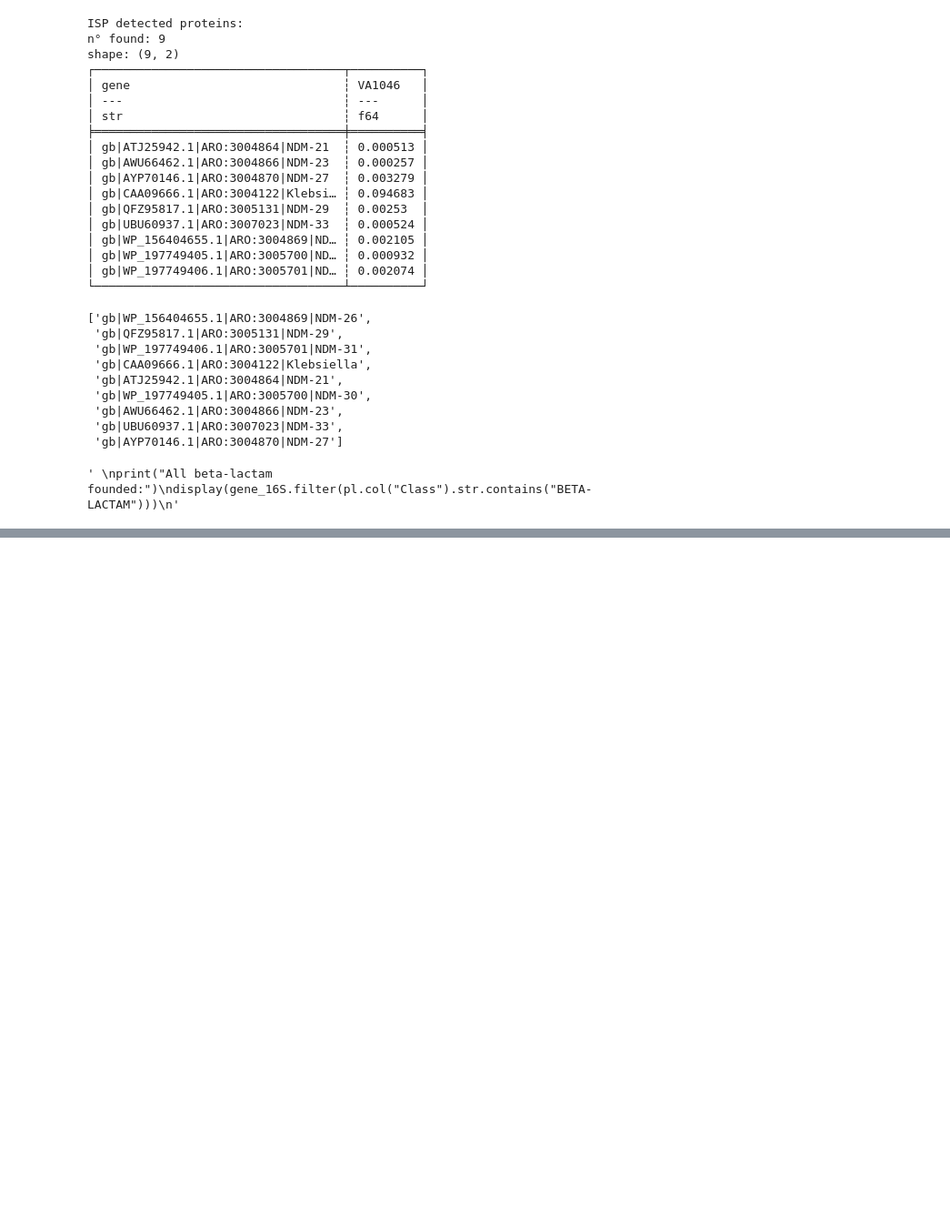
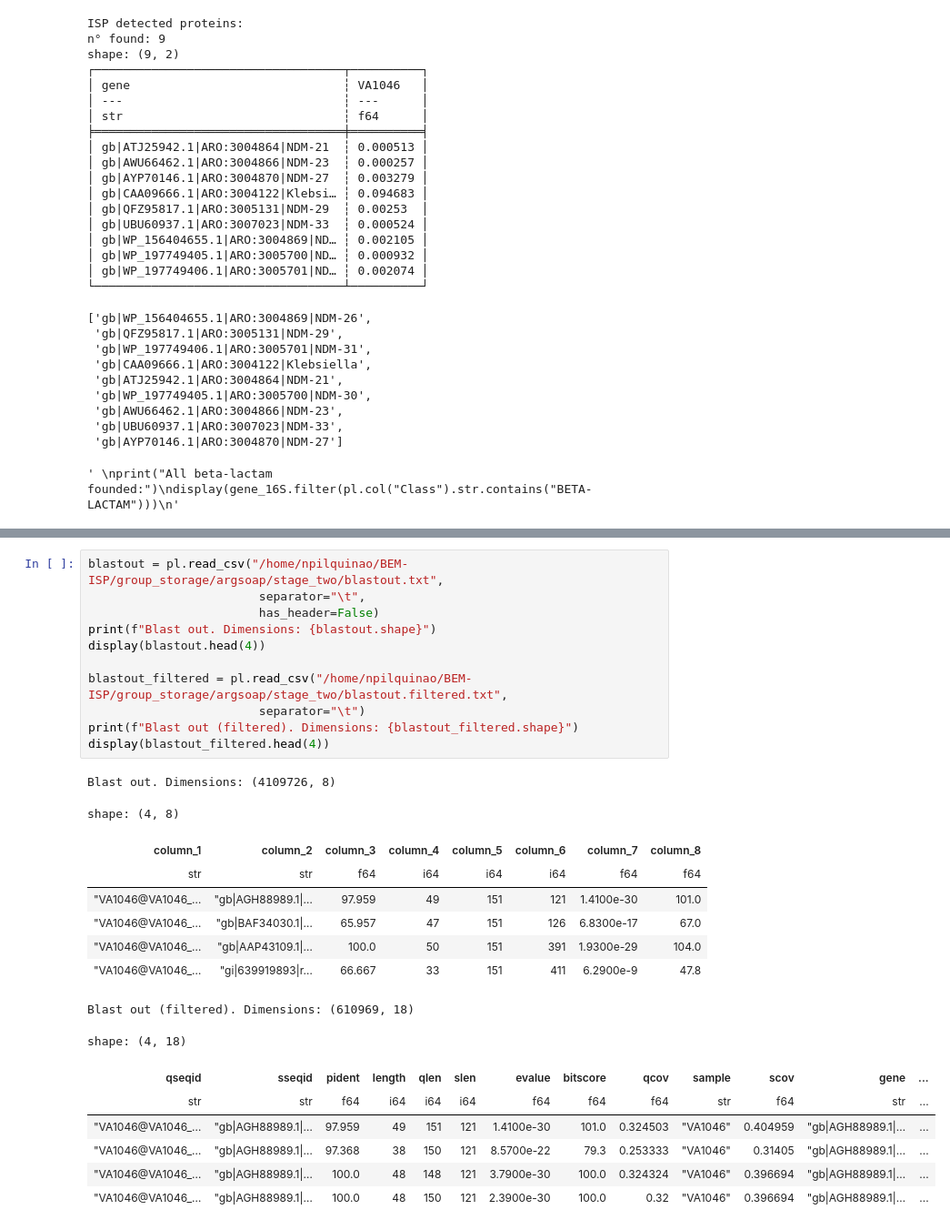
Before and after one commit to Kvrrvf/BEM-ISP, a Jupyter notebook: 2Carb.ipynb, the cells around one changed output, grey strips where cells are left out. Shown at 91% size. Saved outputs shown, nothing was run; the diff lists cells and outputs as text; blank space fills up the shorter version.

```diff
--- a/2Carb.ipynb
+++ b/2Carb.ipynb
@@ -894,0 +1010,28 @@ shape: (9, 2)
+# %%
+blastout = pl.read_csv("/home/npilquinao/BEM-ISP/group_storage/argsoap/stage_two/blastout.txt",
+                        separator="\t",
+                        has_header=False)
+print(f"Blast out. Dimensions: {blastout.shape}")
+display(blastout.head(4))
+
+blastout_filtered = pl.read_csv("/home/npilquinao/BEM-ISP/group_storage/argsoap/stage_two/blastout.filtered.txt",
+                        separator="\t")
+print(f"Blast out (filtered). Dimensions: {blastout_filtered.shape}")
+display(blastout_filtered.head(4))
+# %% [output]
+Blast out. Dimensions: (4109726, 8)
+shape: (4, 8)
+| column_1 | column_2 | column_3 | column_4 | column_5 | column_6 | column_7 | column_8 |
+| str | str | f64 | i64 | i64 | i64 | f64 | f64 |
+| "VA1046@VA1046_… | "gb|AGH88989.1|… | 97.959 | 49 | 151 | 121 | 1.4100e-30 | 101.0 |
+| "VA1046@VA1046_… | "gb|BAF34030.1|… | 65.957 | 47 | 151 | 126 | 6.8300e-17 | 67.0 |
+| "VA1046@VA1046_… | "gb|AAP43109.1|… | 100.0 | 50 | 151 | 391 | 1.9300e-29 | 104.0 |
+| "VA1046@VA1046_… | "gi|639919893|r… | 66.667 | 33 | 151 | 411 | 6.2900e-9 | 47.8 |
+Blast out (filtered). Dimensions: (610969, 18)
+shape: (4, 18)
+| qseqid | sseqid | pident | length | qlen | slen | evalue | bitscore | qcov | sample | scov | gene | ... |
+| str | str | f64 | i64 | i64 | i64 | f64 | f64 | f64 | str | f64 | str | ... |
+| "VA1046@VA1046_… | "gb|AGH88989.1|… | 97.959 | 49 | 151 | 121 | 1.4100e-30 | 101.0 | 0.324503 | "VA1046" | 0.404959 | "gb|AGH88989.1|… | ... |
+| "VA1046@VA1046_… | "gb|AGH88989.1|… | 97.368 | 38 | 150 | 121 | 8.5700e-22 | 79.3 | 0.253333 | "VA1046" | 0.31405 | "gb|AGH88989.1|… | ... |
+| "VA1046@VA1046_… | "gb|AGH88989.1|… | 100.0 | 48 | 148 | 121 | 3.7900e-30 | 100.0 | 0.324324 | "VA1046" | 0.396694 | "gb|AGH88989.1|… | ... |
+| "VA1046@VA1046_… | "gb|AGH88989.1|… | 100.0 | 48 | 150 | 121 | 2.3900e-30 | 100.0 | 0.32 | "VA1046" | 0.396694 | "gb|AGH88989.1|… | ... |
```
Also changed, not shown: parts of 11 cells of this notebook, 3 other files.
